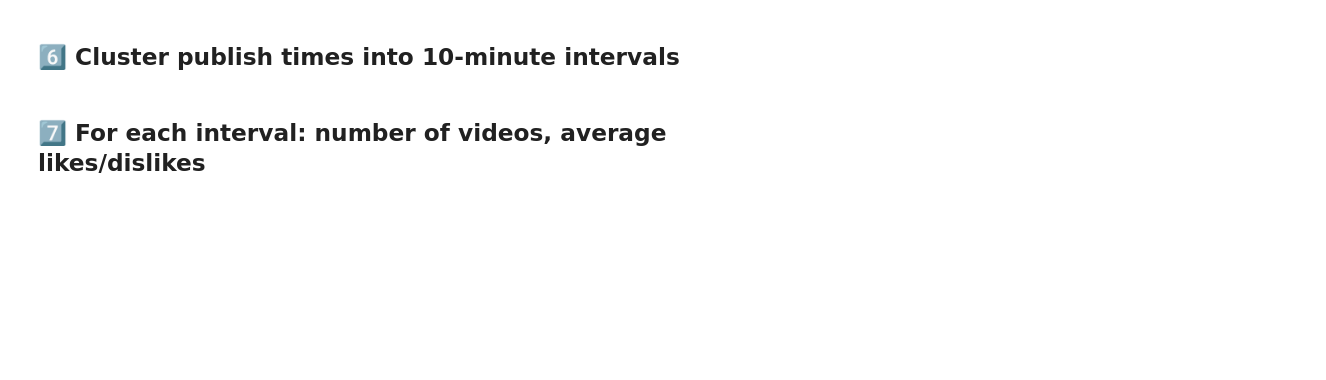
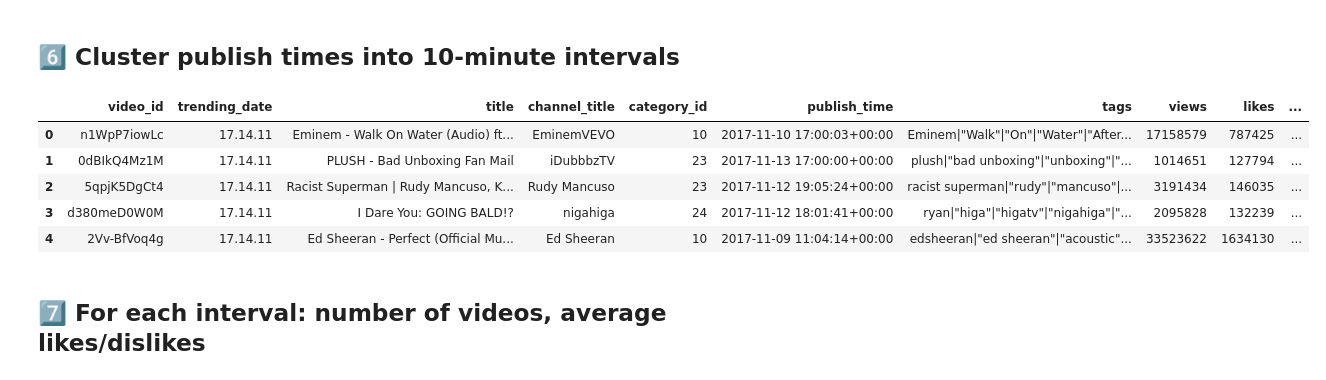
Before and after one commit to hseiinshamas/youtube-trending-analysis-2025, a Jupyter notebook: Trending_YouTube_Project.ipynb, the cells around one changed output. Cells and saved outputs as stored; diff of their text form; code cells hidden in the pictures; blank space fills up the shorter version.

Commit message:
Updated analysis version 2

```diff
--- a/Trending_YouTube_Project.ipynb
+++ b/Trending_YouTube_Project.ipynb
@@ -66,13 +156,14 @@ channel_views.head()
 # %% [markdown]
 ## 4️⃣ Create 'excluded' DataFrame for disabled comments/ratings or removed videos
 # %%
-
+#this creates a subset of videos to exclude from analysis.
 excluded = youtube[
-    (youtube["comments_disabled"] == True) |
+    (youtube["comments_disabled"] == True) | #creates a boolean mask where each row is True if the video has comments disabled
     (youtube["ratings_disabled"] == True) |
     (youtube["video_error_or_removed"] == True)
-]
+] #after this excluded now contains all videos that are “problematic"
+
 print("Excluded videos:", excluded.shape)
 
-youtube = youtube.drop(excluded.index)
+youtube = youtube.drop(excluded.index) # (drop) removes the rows where where the excluded vids are from the original dataframe and then youtube = updates the dataframe so that only valid videos remain.
 print("Remaining videos:", youtube.shape)
@@ -86,10 +187,21 @@ youtube.head()
 # %% [markdown]
 ## 6️⃣ Cluster publish times into 10-minute intervals
 # %%
+#We’re creating a new column that groups every video into 10-minute time slots so we can analyze publishing trends easily.
+# Ensure publish_time is datetime
+youtube["publish_time"] = pd.to_datetime(youtube["publish_time"], errors="coerce")
 
-youtube["publish_time"] = pd.to_datetime(youtube["publish_time"], errors="coerce")
-youtube["time_interval"] = youtube["publish_time"].dt.floor("10T")
+# Round down to nearest 10 minutes
+youtube["time_interval"] = youtube["publish_time"].dt.floor("10min")
+
 youtube.head()
+# %% [output]
+|  | video_id | trending_date | title | channel_title | category_id | publish_time | tags | views | likes | ... |
+| 0 | n1WpP7iowLc | 17.14.11 | Eminem - Walk On Water (Audio) ft... | EminemVEVO | 10 | 2017-11-10 17:00:03+00:00 | Eminem|"Walk"|"On"|"Water"|"After... | 17158579 | 787425 | ... |
+| 1 | 0dBIkQ4Mz1M | 17.14.11 | PLUSH - Bad Unboxing Fan Mail | iDubbbzTV | 23 | 2017-11-13 17:00:00+00:00 | plush|"bad unboxing"|"unboxing"|"... | 1014651 | 127794 | ... |
+| 2 | 5qpjK5DgCt4 | 17.14.11 | Racist Superman | Rudy Mancuso, K... | Rudy Mancuso | 23 | 2017-11-12 19:05:24+00:00 | racist superman|"rudy"|"mancuso"|... | 3191434 | 146035 | ... |
+| 3 | d380meD0W0M | 17.14.11 | I Dare You: GOING BALD!? | nigahiga | 24 | 2017-11-12 18:01:41+00:00 | ryan|"higa"|"higatv"|"nigahiga"|"... | 2095828 | 132239 | ... |
+| 4 | 2Vv-BfVoq4g | 17.14.11 | Ed Sheeran - Perfect (Official Mu... | Ed Sheeran | 10 | 2017-11-09 11:04:14+00:00 | edsheeran|"ed sheeran"|"acoustic"... | 33523622 | 1634130 | ... |
 # %% [markdown]
 ## 7️⃣ For each interval: number of videos, average likes/dislikes
 # %%
```
Also changed, not shown: parts of 24 cells of this notebook.
